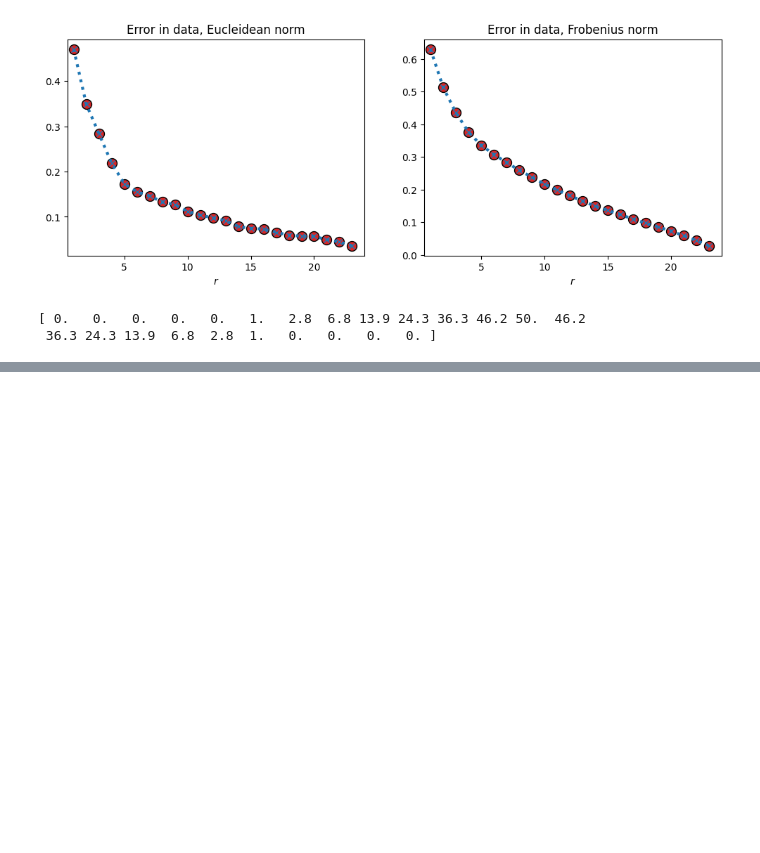
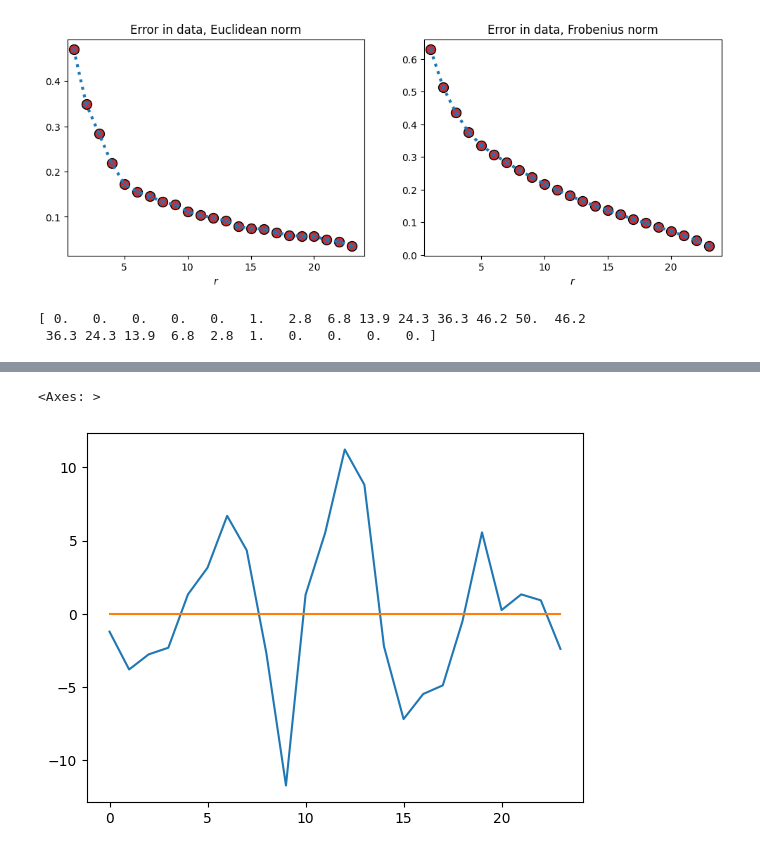
Before and after one commit to Hbrvk/Svd_energy_price, a Jupyter notebook: notebook.ipynb, the cells around one changed output, grey strips where cells are left out. Saved outputs shown, nothing was run; the diff lists cells and outputs as text; code cells hidden in the pictures; blank space fills up the shorter version.

```diff
--- a/notebook.ipynb
+++ b/notebook.ipynb
@@ -185,3 +185,11 @@ Covariance Type:            nonrobust
 Notes:
 [1] R² is computed without centering (uncentered) since the model does not contain a constant.
 [2] Standard Errors assume that the covariance matrix of the errors is correctly specified.
+# %%
+resids = res.resid
+resids = pd.concat([resids, pd.Series(np.zeros(shape=24))],axis=1)
+# %%
+resids.plot(legend=False)
+# %% [output]
+<Axes: >
+[figure, added]
```
Also changed, not shown: parts of 2 cells of this notebook, 4 other files.
